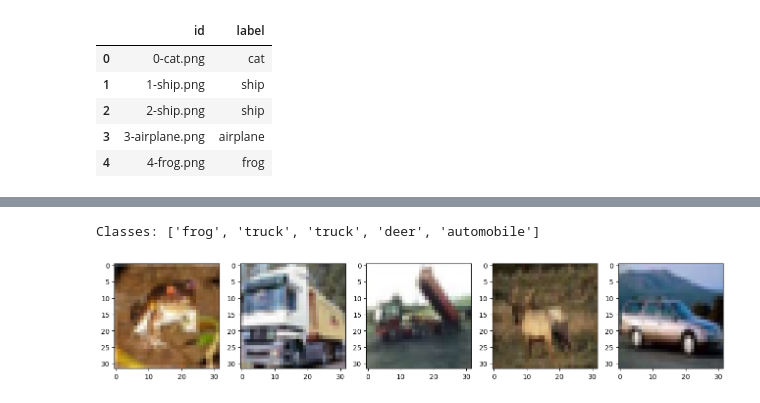
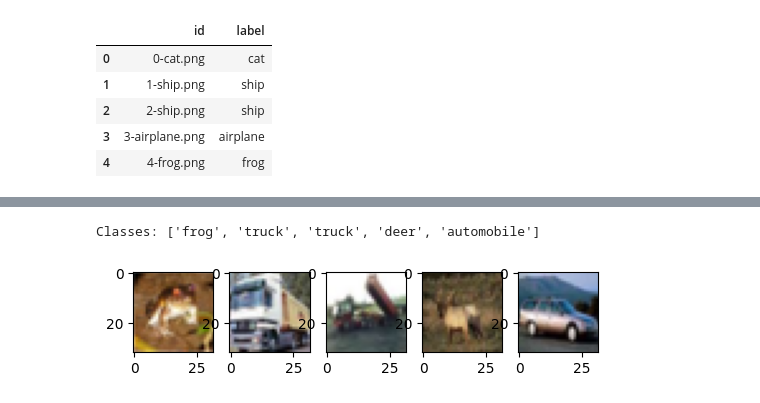
Before and after one commit to luis-rveiga/pucrj-cienciadadosanalytics, a Jupyter notebook: mvp-sprint-ii-machine-learning-analytics/deep-learning/mvp-sprint-ii-deep-learnig-final.ipynb, the cells around one changed output, grey strips where cells are left out. Cells and saved outputs as stored; diff of their text form; code cells hidden in the pictures.

```diff
--- a/mvp-sprint-ii-machine-learning-analytics/deep-learning/mvp-sprint-ii-deep-learnig-final.ipynb
+++ b/mvp-sprint-ii-machine-learning-analytics/deep-learning/mvp-sprint-ii-deep-learnig-final.ipynb
@@ -153,16 +153,17 @@ Total de imagens para teste      : 100
 # %%
 fig, x = plt.subplots(1, 5)
-fig.set_size_inches(16, 6)
+fig.set_size_inches(6, 6)
 
 print('Classes: ' + str([cifar10_classes[x[0]] for x in y_train[0:5]]))
 
 for i in range(5):
     image = X_train[i]
     x[i].imshow(image)
+
 plt.show()
 # %% [output]
 Classes: ['frog', 'truck', 'truck', 'deer', 'automobile']
-[figure, old version]
+[figure, new version]
 # %%
 train_datagen=ImageDataGenerator(rescale=1.0/255.0,
                                 validation_split=0.25,
```
Also changed, not shown: parts of 19 cells of this notebook.
